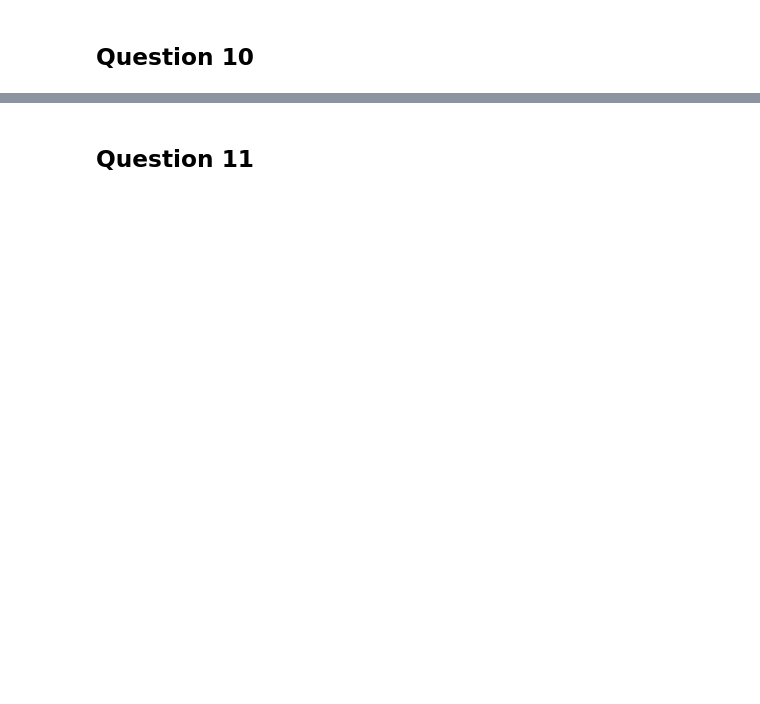
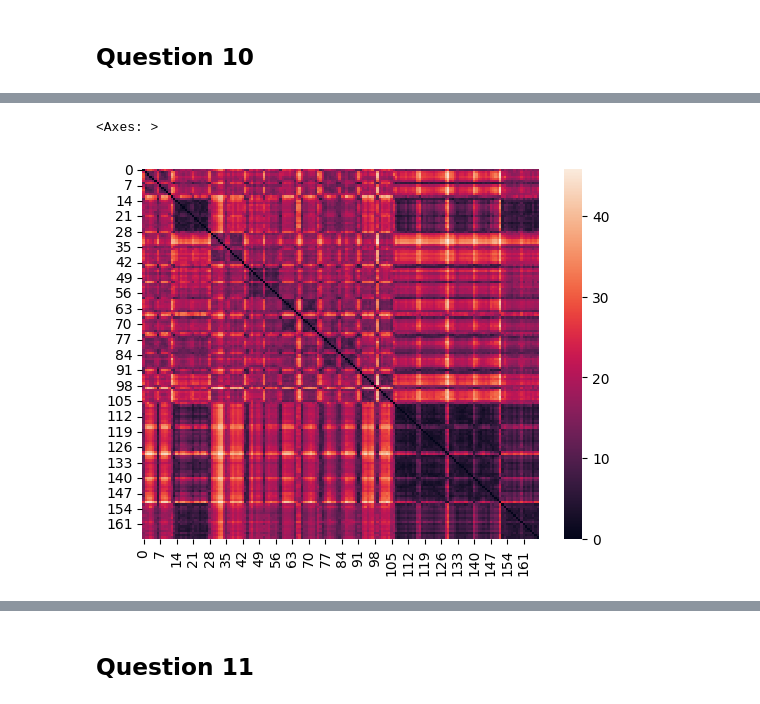
Before and after one commit to fotisk07/TimeSeries-TP, a Jupyter notebook: TP1/Assignment 1 - ML for TS (MVA).ipynb, the cells around one changed output, grey strips where cells are left out. Cells and saved outputs as stored; diff of their text form; code cells hidden in the pictures; blank space fills up the shorter version.

```diff
--- a/TP1/Assignment 1 - ML for TS (MVA).ipynb
+++ b/TP1/Assignment 1 - ML for TS (MVA).ipynb
@@ -140,0 +221,8 @@ AssertionError: The code 17-1 cannot be found in the data set.
+# %%
+D = compute_dtw_matrix(X_train)
+# %%
+import seaborn as sns
+sns.heatmap(D)
+# %% [output]
+<Axes: >
+[figure, added]
```
Also changed, not shown: parts of 14 cells of this notebook, 12 other files.
